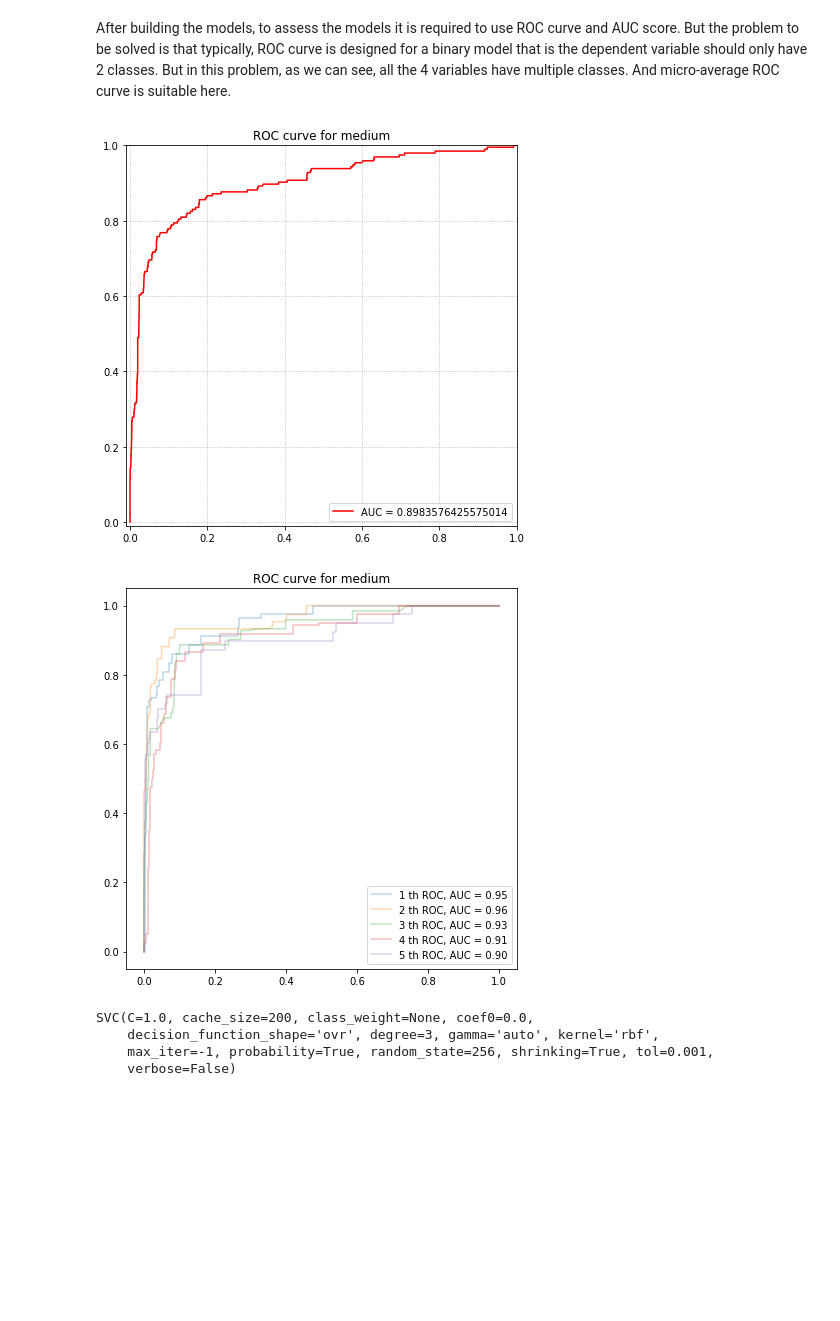
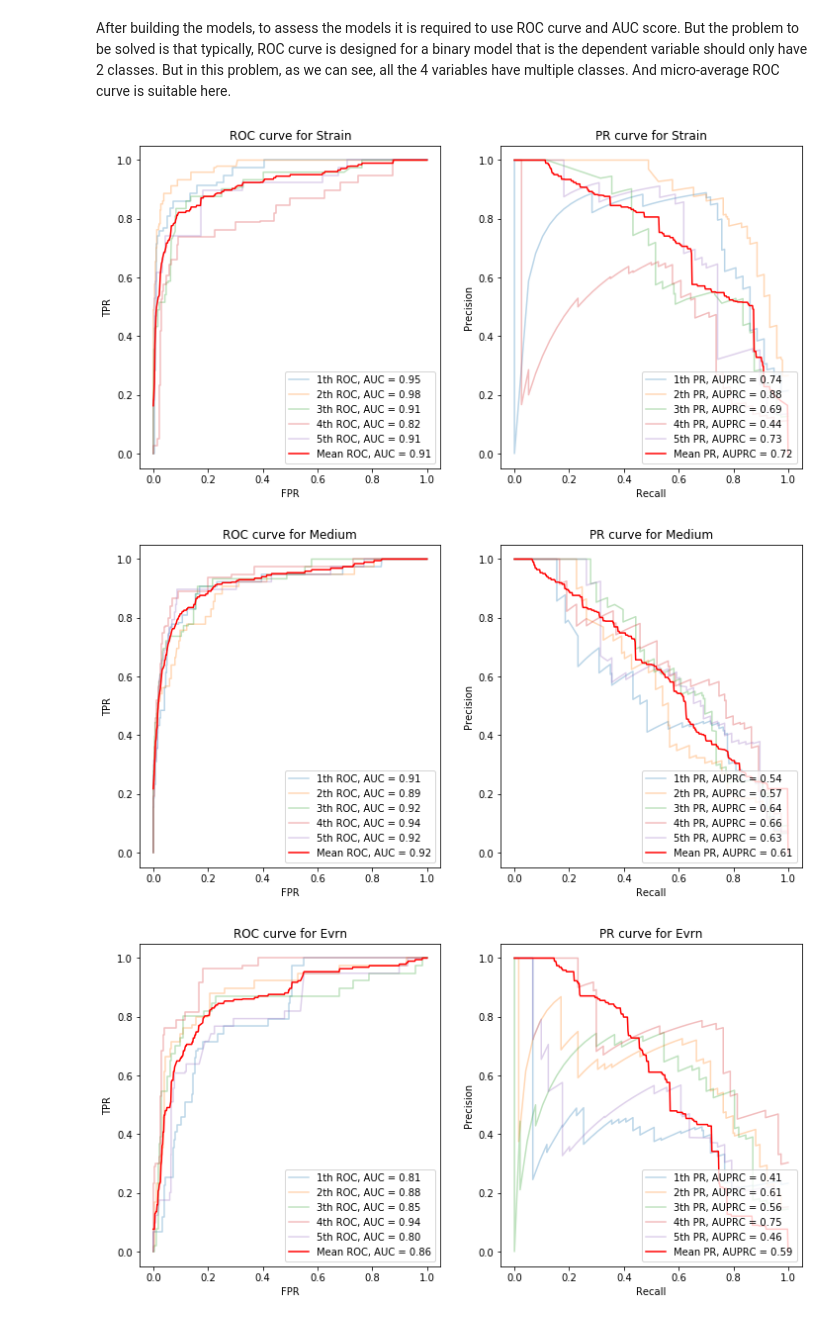
Before and after one commit to RyanYin04/MachineLearningPractice, a Jupyter notebook: 171ass3/hw3.ipynb, the cells around one changed output. Drawn from its saved outputs; the diff is of its cells as text; code cells hidden in the pictures; blank space fills up the shorter version.

```diff
--- a/171ass3/hw3.ipynb
+++ b/171ass3/hw3.ipynb
@@ -207,9 +208,9 @@ from sklearn.metrics import roc_curve, auc, roc_auc_score
 # %%
 ## The four dependent variables to be predicted.
-strain = bac.Strain
-medium = bac.Medium
-evrn  = bac.Stress
-gene = bac.GenePerturbed
+ys = {'Strain': np.asarray(bac.Strain),
+      'Medium': np.asarray(bac.Medium),
+      'Evrn': np.asarray(bac.Stress),
+      'Gene': np.asarray(bac.GenePerturbed)}
 # %% [markdown]
 Based on the analysis above in Elastic Net section, the output shows that not all the attributes are neccessarily informative. So I will just use the 8 attributes that chosen by the best elastic net model. So for all the 4 models, I will use the same 8 features.
 # %%
@@ -235,22 +231,3 @@ gmodel = svm.SVC(gamma = 'auto', random_state = 256, probability=True)
 # %% [markdown]
 After building the models, to assess the models it is required to use ROC curve and AUC score. But the problem to be solved is that typically, ROC curve is designed for a binary model that is the dependent variable should only have 2 classes. But in this problem, as we can see, all the 4 variables have multiple classes. And micro-average ROC curve is suitable here.
-# %%
-from sklearn.preprocessing import label_binarize
-medium_bi = label_binarize(medium, classes = np.unique(medium))
-mmodel.fit(x_compressed, medium)
-medium_scores = mmodel.predict_proba(x_compressed)
-fpr, tpr, threshold = roc_curve(medium_bi.ravel(), medium_scores.ravel())
-auc_ = auc(fpr, tpr)
-auc_
-## Visualize the ROC curve
-plt.figure(figsize= (7,7))
-plt.plot(fpr, tpr, 'r', label = 'AUC = {}'.format(auc_))
-plt.xlim((-.01, 1))
-plt.ylim((-.01,1))
-plt.grid(b = True, ls = ':')
-plt.legend(loc = 'lower right')
-plt.title('ROC curve for {}'.format('medium'))
-plt.show()
-# %% [output]
-[figure, removed]
 # %%
@@ -296,12 +308,9 @@ def cvRoc(clf, y, folds = 5, unbalanced = True):
     plt.show()
-# %%
-cvRoc(smodel, np.array(strain), folds = 5)
-# %% [output]
-[figure, removed]
-# %%
-mmodel.fit(x, medium)
-# %% [output]
-SVC(C=1.0, cache_size=200, class_weight=None, coef0=0.0,
-    decision_function_shape='ovr', degree=3, gamma='auto', kernel='rbf',
-    max_iter=-1, probability=True, random_state=256, shrinking=True, tol=0.001,
-    verbose=False)
+# %%
+names = ys.keys()
+for name in names:
+    cvROC_PR(smodel, name, folds = 5)
+# %% [output]
+[figure, added]
+[figure, added]
+[figure, added]
```
Also changed, not shown: parts of 6 cells of this notebook, 4 other files.
